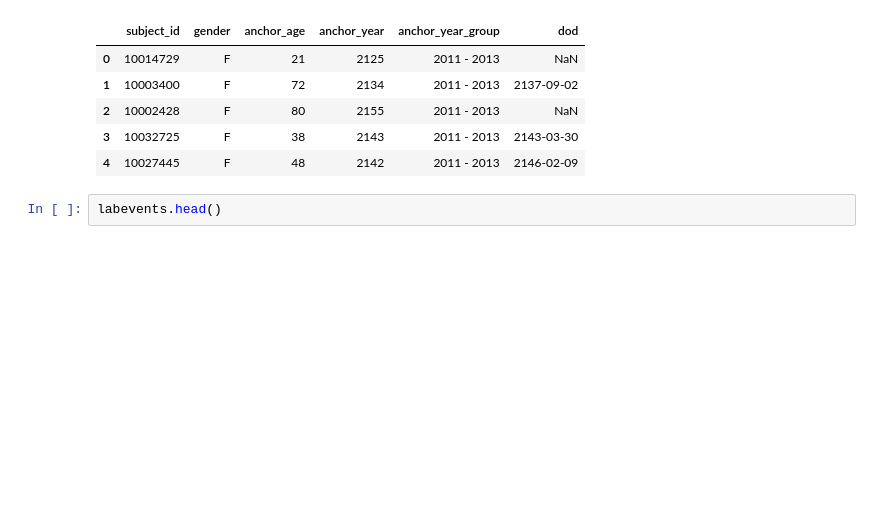
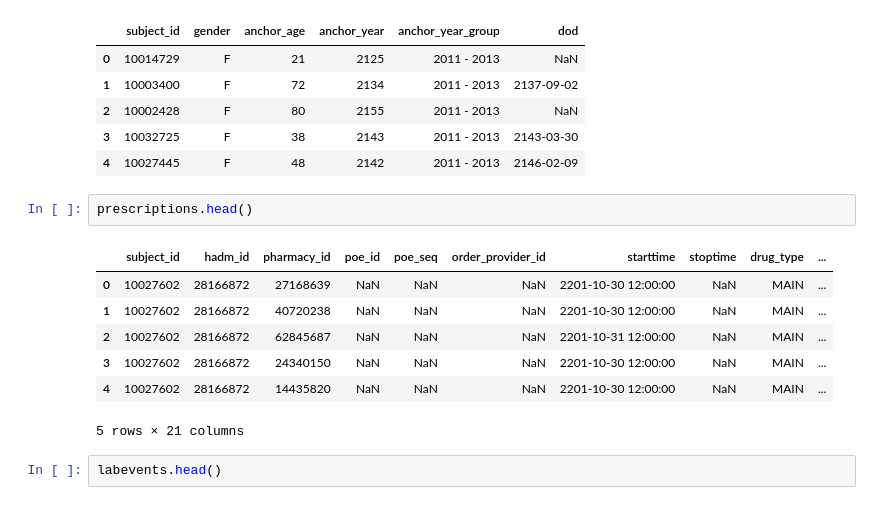
Before and after one commit to bizzfuzz/CHOP-comprehensive-hospital-outcome-prediction-system, a Jupyter notebook: CHOP.ipynb, the cells around one changed output. Drawn from its saved outputs; the diff is of its cells as text; blank space fills up the shorter version.

```diff
--- a/CHOP.ipynb
+++ b/CHOP.ipynb
@@ -41,6 +42,16 @@ patients.head()
 | 2 | 10002428 | F | 80 | 2155 | 2011 - 2013 | NaN |
 | 3 | 10032725 | F | 38 | 2143 | 2011 - 2013 | 2143-03-30 |
 | 4 | 10027445 | F | 48 | 2142 | 2011 - 2013 | 2146-02-09 |
+# %%
+prescriptions.head()
+# %% [output]
+|  | subject_id | hadm_id | pharmacy_id | poe_id | poe_seq | order_provider_id | starttime | stoptime | drug_type | ... |
+| 0 | 10027602 | 28166872 | 27168639 | NaN | NaN | NaN | 2201-10-30 12:00:00 | NaN | MAIN | ... |
+| 1 | 10027602 | 28166872 | 40720238 | NaN | NaN | NaN | 2201-10-30 12:00:00 | NaN | MAIN | ... |
+| 2 | 10027602 | 28166872 | 62845687 | NaN | NaN | NaN | 2201-10-31 12:00:00 | NaN | MAIN | ... |
+| 3 | 10027602 | 28166872 | 24340150 | NaN | NaN | NaN | 2201-10-30 12:00:00 | NaN | MAIN | ... |
+| 4 | 10027602 | 28166872 | 14435820 | NaN | NaN | NaN | 2201-10-30 12:00:00 | NaN | MAIN | ... |
+5 rows × 21 columns
 # %%
 labevents.head()
 # %% [output]
```
Also changed, not shown: parts of 7 cells of this notebook.
